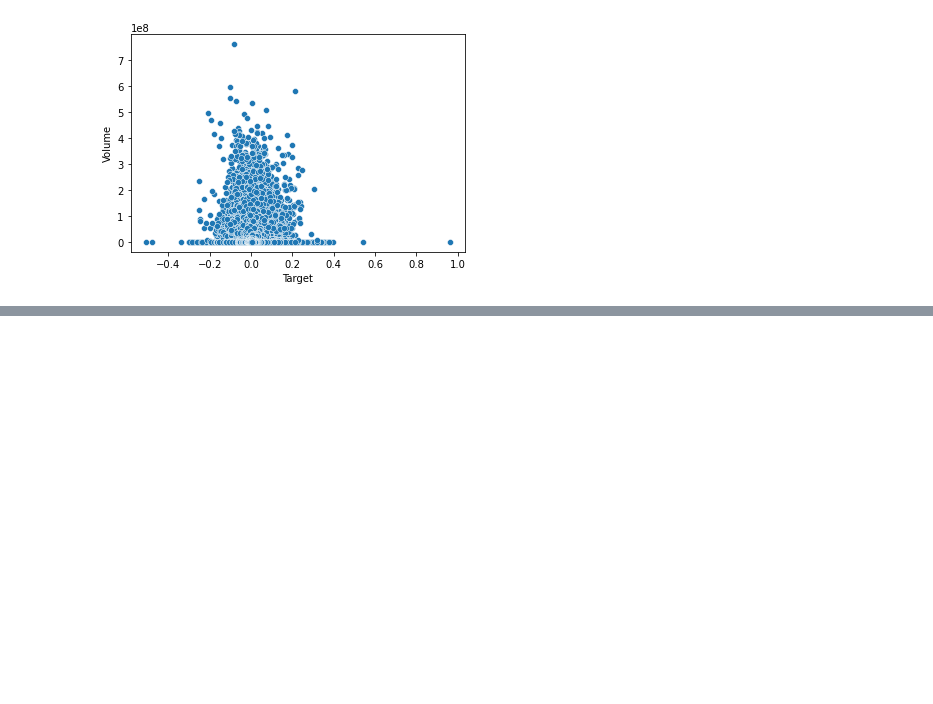
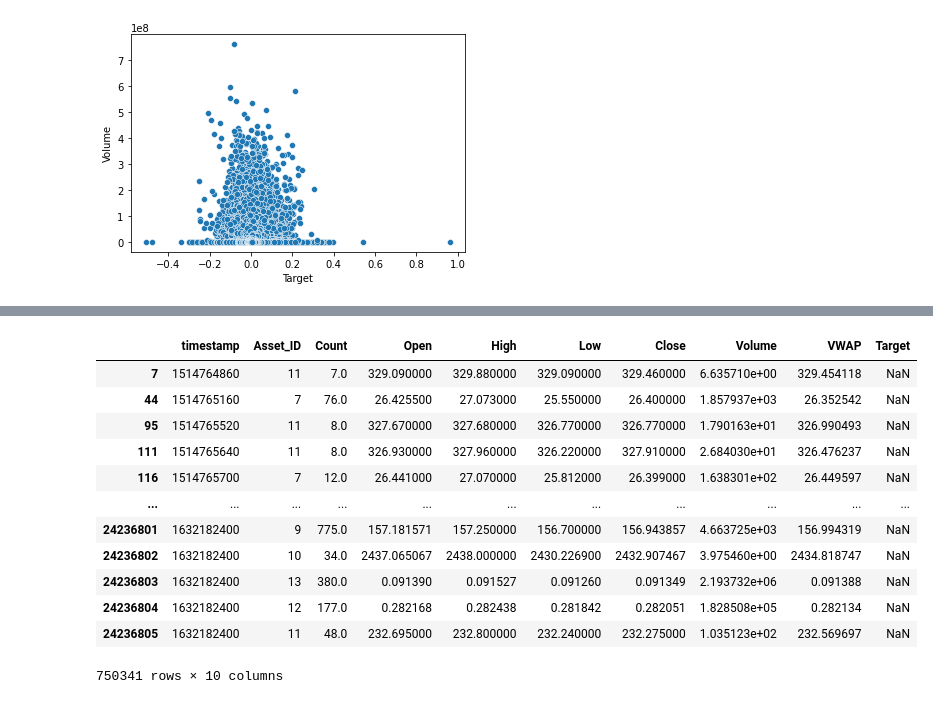
Before and after one commit to Robinborg/data_science, a Jupyter notebook: g_research_crypto_forecasting/g_research.ipynb, the cells around one changed output, grey strips where cells are left out. Saved outputs shown, nothing was run; the diff lists cells and outputs as text; code cells hidden in the pictures; blank space fills up the shorter version.

Commit message:
Calculated correlation and made table for missing values

```diff
--- a/g_research_crypto_forecasting/g_research.ipynb
+++ b/g_research_crypto_forecasting/g_research.ipynb
@@ -90,0 +100,18 @@ df[["High", "Target"]].corr(method="pearson")
+# %%
+null_data = df[df.isnull().values.any(axis=1)]
+# %%
+null_data
+# %% [output]
+|  | timestamp | Asset_ID | Count | Open | High | Low | Close | Volume | VWAP | Target |
+| 7 | 1514764860 | 11 | 7.0 | 329.090000 | 329.880000 | 329.090000 | 329.460000 | 6.635710e+00 | 329.454118 | NaN |
+| 44 | 1514765160 | 7 | 76.0 | 26.425500 | 27.073000 | 25.550000 | 26.400000 | 1.857937e+03 | 26.352542 | NaN |
+| 95 | 1514765520 | 11 | 8.0 | 327.670000 | 327.680000 | 326.770000 | 326.770000 | 1.790163e+01 | 326.990493 | NaN |
+| 111 | 1514765640 | 11 | 8.0 | 326.930000 | 327.960000 | 326.220000 | 327.910000 | 2.684030e+01 | 326.476237 | NaN |
+| 116 | 1514765700 | 7 | 12.0 | 26.441000 | 27.070000 | 25.812000 | 26.399000 | 1.638301e+02 | 26.449597 | NaN |
+| ... | ... | ... | ... | ... | ... | ... | ... | ... | ... | ... |
+| 24236801 | 1632182400 | 9 | 775.0 | 157.181571 | 157.250000 | 156.700000 | 156.943857 | 4.663725e+03 | 156.994319 | NaN |
+| 24236802 | 1632182400 | 10 | 34.0 | 2437.065067 | 2438.000000 | 2430.226900 | 2432.907467 | 3.975460e+00 | 2434.818747 | NaN |
+| 24236803 | 1632182400 | 13 | 380.0 | 0.091390 | 0.091527 | 0.091260 | 0.091349 | 2.193732e+06 | 0.091388 | NaN |
+| 24236804 | 1632182400 | 12 | 177.0 | 0.282168 | 0.282438 | 0.281842 | 0.282051 | 1.828508e+05 | 0.282134 | NaN |
+| 24236805 | 1632182400 | 11 | 48.0 | 232.695000 | 232.800000 | 232.240000 | 232.275000 | 1.035123e+02 | 232.569697 | NaN |
+750341 rows × 10 columns
```
Also changed, not shown: parts of 1 cell of this notebook.
